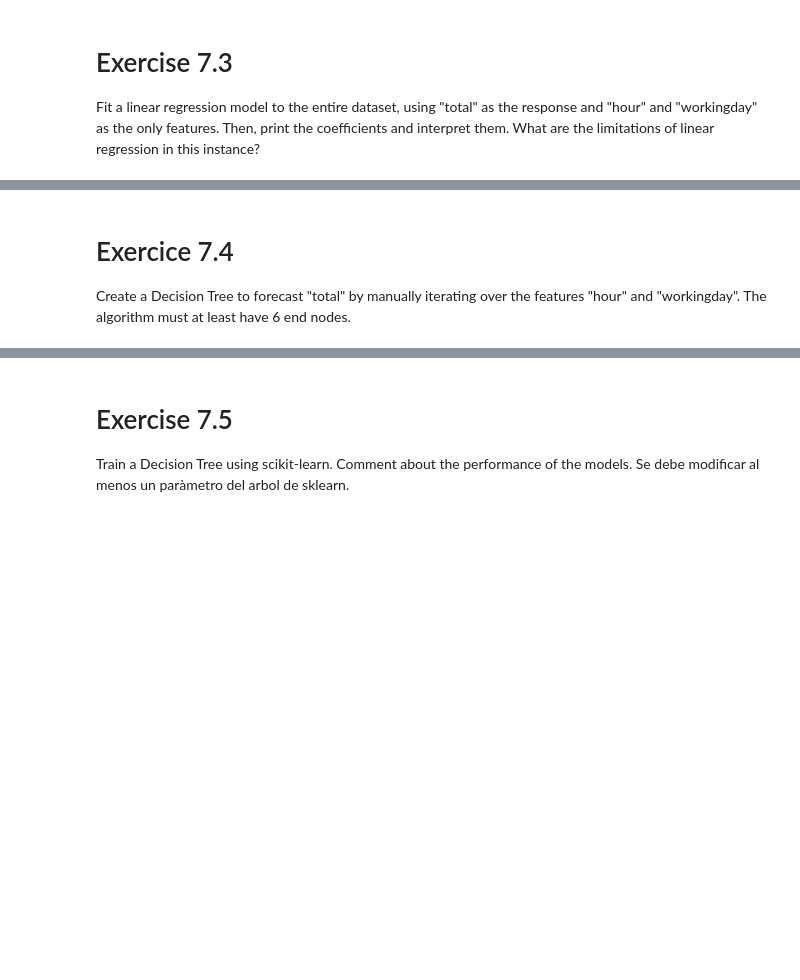
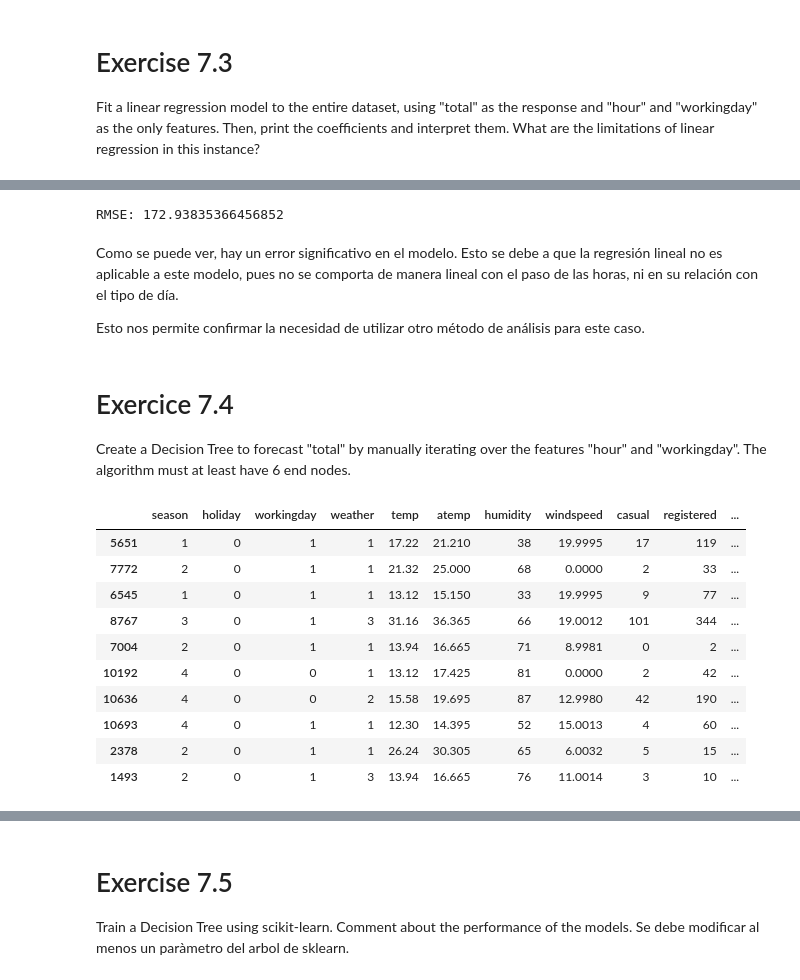
Before and after one commit to darestrepov/intro_to_machine_learning, a Jupyter notebook: E7-DecisionTrees.ipynb, the cells around one changed output, grey strips where cells are left out. Cells and saved outputs as stored; diff of their text form; code cells hidden in the pictures; blank space fills up the shorter version.

```diff
--- a/E7-DecisionTrees.ipynb
+++ b/E7-DecisionTrees.ipynb
@@ -119,4 +187,30 @@ Fit a linear regression model to the entire dataset, using "total" as the respon
+# %%
+print('RMSE:', np.sqrt(metrics.mean_squared_error(y_test, y_pred)))
+# %% [output]
+RMSE: 172.93835366456852
+# %% [markdown]
+Como se puede ver, hay un error significativo en el modelo. Esto se debe a que la regresión lineal no es aplicable a este modelo, pues no se comporta de manera lineal con el paso de las horas, ni en su relación con el tipo de día.
+
+Esto nos permite confirmar la necesidad de utilizar otro método de análisis para este caso.
 # %% [markdown]
 # Exercice 7.4
 
 Create a Decision Tree to forecast "total" by manually iterating over the features "hour" and "workingday". The algorithm must at least have 6 end nodes.
+# %%
+# before splitting anything, just predict the mean of the entire dataset
+bikes_df = pd.DataFrame(bikes).reset_index()
+del bikes_df['datetime']
+# %%
+bikes_df.sample(10)
+# %% [output]
+|  | season | holiday | workingday | weather | temp | atemp | humidity | windspeed | casual | registered | ... |
+| 5651 | 1 | 0 | 1 | 1 | 17.22 | 21.210 | 38 | 19.9995 | 17 | 119 | ... |
+| 7772 | 2 | 0 | 1 | 1 | 21.32 | 25.000 | 68 | 0.0000 | 2 | 33 | ... |
+| 6545 | 1 | 0 | 1 | 1 | 13.12 | 15.150 | 33 | 19.9995 | 9 | 77 | ... |
+| 8767 | 3 | 0 | 1 | 3 | 31.16 | 36.365 | 66 | 19.0012 | 101 | 344 | ... |
+| 7004 | 2 | 0 | 1 | 1 | 13.94 | 16.665 | 71 | 8.9981 | 0 | 2 | ... |
+| 10192 | 4 | 0 | 0 | 1 | 13.12 | 17.425 | 81 | 0.0000 | 2 | 42 | ... |
+| 10636 | 4 | 0 | 0 | 2 | 15.58 | 19.695 | 87 | 12.9980 | 42 | 190 | ... |
+| 10693 | 4 | 0 | 1 | 1 | 12.30 | 14.395 | 52 | 15.0013 | 4 | 60 | ... |
+| 2378 | 2 | 0 | 1 | 1 | 26.24 | 30.305 | 65 | 6.0032 | 5 | 15 | ... |
+| 1493 | 2 | 0 | 1 | 3 | 13.94 | 16.665 | 76 | 11.0014 | 3 | 10 | ... |
```
Also changed, not shown: parts of 44 cells of this notebook, 1 other file.
